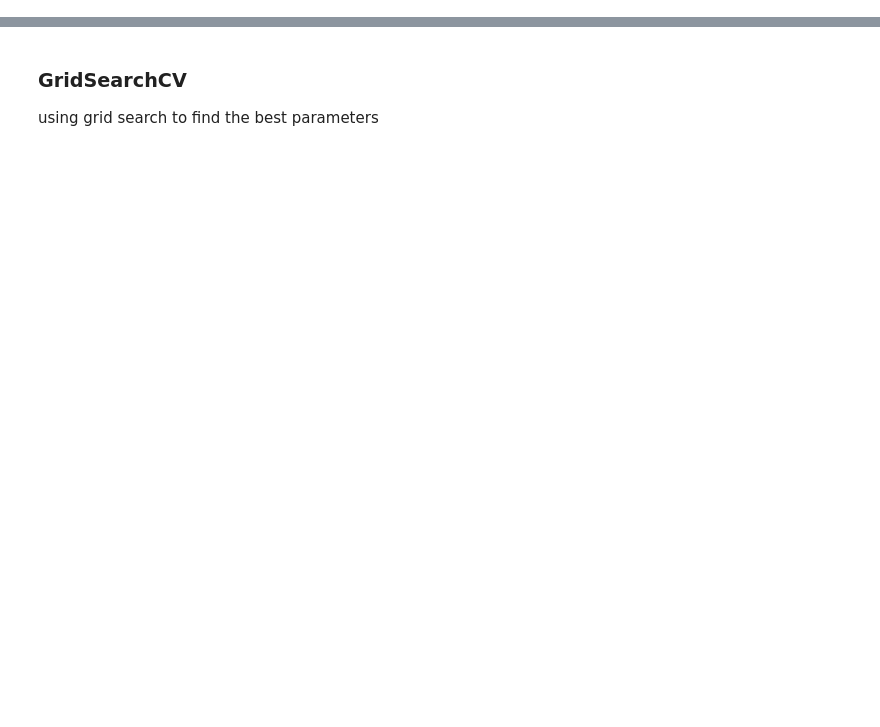
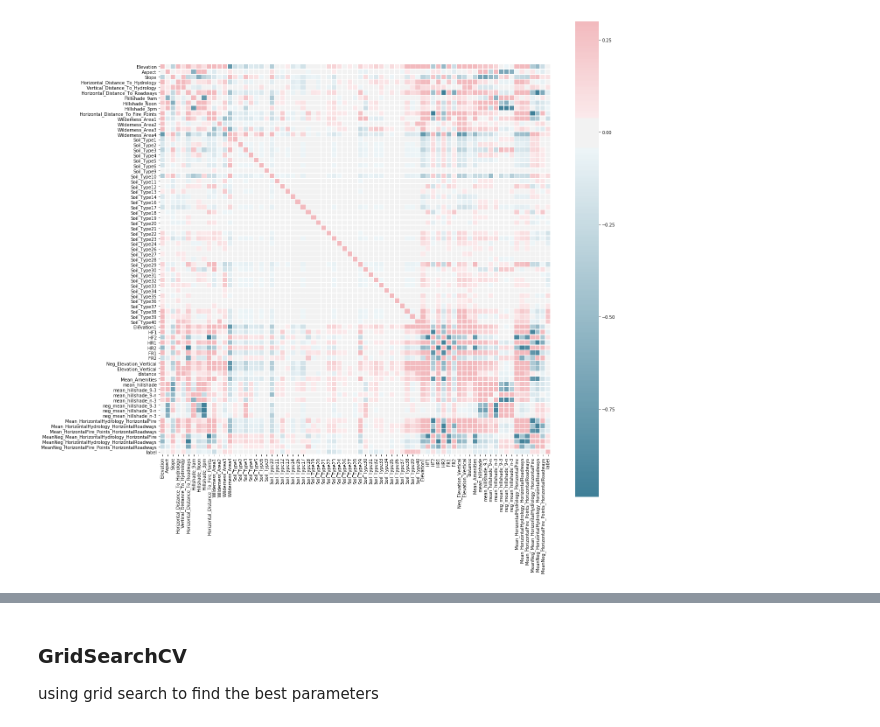
Before and after one commit to markson14/Kaggle, a Jupyter notebook: ForestType/Test.ipynb, the cells around one changed output, grey strips where cells are left out. Cells and saved outputs as stored; diff of their text form; code cells hidden in the pictures; blank space fills up the shorter version.

```diff
--- a/ForestType/Test.ipynb
+++ b/ForestType/Test.ipynb
@@ -62,7 +62,7 @@ test_df = test_df.drop('Soil_Type8',axis=1)
 # test_df = test_df.drop('Slope',axis=1)
 # test_df = test_df.drop('Aspect',axis=1)
 
-
+x_train['Elevation1'] = x_train['Elevation']
 x_train['HF1'] = x_train['Horizontal_Distance_To_Hydrology']+x_train['Horizontal_Distance_To_Fire_Points']
 x_train['HF2'] = x_train['Horizontal_Distance_To_Hydrology']-x_train['Horizontal_Distance_To_Fire_Points']
 x_train['HR1'] = x_train['Horizontal_Distance_To_Hydrology']+x_train['Horizontal_Distance_To_Roadways']
@@ -77,7 +77,17 @@ x_train['distance'] = np.sqrt(np.array(x_train['Horizontal_Distance_To_Hydrology
 x_train['Mean_Amenities']=(x_train['Horizontal_Distance_To_Fire_Points'] + x_train['Horizontal_Distance_To_Hydrology'] + x_train['Horizontal_Distance_To_Roadways']) / 3
 #Mean Distance to Fire and Water
 x_train['mean_hillshade'] = (x_train['Hillshade_9am']  + x_train['Hillshade_Noon']  + x_train['Hillshade_3pm'] ) / 3
-x_train["Vertical_Distance_To_Hydrology"] = abs(x_train['Vertical_Distance_To_Hydrology'])
+## hillshade xxx
+x_train['mean_hillshade_9-3'] = (x_train['Hillshade_9am']  + x_train['Hillshade_3pm'] ) / 2
+x_train['mean_hillshade_9-n'] = (x_train['Hillshade_9am']  + x_train['Hillshade_Noon'] ) / 2
+x_train['mean_hillshade_n-3'] = (x_train['Hillshade_Noon']  + x_train['Hillshade_3pm'] ) / 2
+x_train['neg_mean_hillshade_9-3'] = (x_train['Hillshade_9am']  - x_train['Hillshade_3pm'] ) / 2
+x_train['neg_mean_hillshade_9-n'] = (x_train['Hillshade_9am']  - x_train['Hillshade_Noon'] ) / 2
+x_train['neg_mean_hillshade_n-3'] = (x_train['Hillshade_Noon']  - x_train['Hillshade_3pm'] ) / 2
+
+
+
+# x_train["Vertical_Distance_To_Hydrology"] = abs(x_train['Vertical_Distance_To_Hydrology'])
 
 x_train['Mean_HorizontalHydrology_HorizontalFire'] = (x_train['Horizontal_Distance_To_Hydrology']+x_train['Horizontal_Distance_To_Fire_Points'])/2
 x_train['Mean_HorizontalHydrology_HorizontalRoadways'] = (x_train['Horizontal_Distance_To_Hydrology']+x_train['Horizontal_Distance_To_Roadways'])/2
@@ -104,7 +114,16 @@ test_df['distance'] = np.sqrt(np.array(test_df['Horizontal_Distance_To_Hydrology
 test_df['Mean_Amenities']=(test_df['Horizontal_Distance_To_Fire_Points'] + test_df['Horizontal_Distance_To_Hydrology'] + test_df['Horizontal_Distance_To_Roadways']) / 3
 #Mean Distance to Fire and Water
 test_df['mean_hillshade'] = (test_df['Hillshade_9am']  + test_df['Hillshade_Noon']  + test_df['Hillshade_3pm'] ) / 3
-test_df["Vertical_Distance_To_Hydrology"] = abs(test_df['Vertical_Distance_To_Hydrology'])
+test_df['mean_hillshade_9-3'] = (test_df['Hillshade_9am']  + test_df['Hillshade_3pm'] ) / 2
+test_df['mean_hillshade_9-n'] = (test_df['Hillshade_9am']  + test_df['Hillshade_Noon'] ) / 2
+test_df['mean_hillshade_n-3'] = (test_df['Hillshade_Noon']  + test_df['Hillshade_3pm'] ) / 2
+test_df['net_mean_hillshade_9-3'] = (test_df['Hillshade_9am']  - test_df['Hillshade_3pm'] ) / 2
+test_df['net_mean_hillshade_9-n'] = (test_df['Hillshade_9am']  - test_df['Hillshade_Noon'] ) / 2
+test_df['net_mean_hillshade_n-3'] = (test_df['Hillshade_Noon']  - test_df['Hillshade_3pm'] ) / 2
+
+
+
+# test_df["Vertical_Distance_To_Hydrology"] = abs(test_df['Vertical_Distance_To_Hydrology'])
 test_df['Mean_HorizontalHydrology_HorizontalFire'] = (test_df['Horizontal_Distance_To_Hydrology']+test_df['Horizontal_Distance_To_Fire_Points'])/2
 test_df['Mean_HorizontalHydrology_HorizontalRoadways'] = (test_df['Horizontal_Distance_To_Hydrology']+test_df['Horizontal_Distance_To_Roadways'])/2
 test_df['Mean_HorizontalFire_Points_HorizontalRoadways'] = (test_df['Horizontal_Distance_To_Fire_Points']+test_df['Horizontal_Distance_To_Roadways'])/2
@@ -113,3 +132,17 @@ test_df['MeanNeg_Mean_HorizontalHydrology_HorizontalFire'] = (test_df['Horizonta
 test_df['MeanNeg_HorizontalHydrology_HorizontalRoadways'] = (test_df['Horizontal_Distance_To_Hydrology']-test_df['Horizontal_Distance_To_Roadways'])/2
 test_df['MeanNeg_HorizontalFire_Points_HorizontalRoadways'] = (test_df['Horizontal_Distance_To_Fire_Points']-test_df['Horizontal_Distance_To_Roadways'])/2
 # test_df['angle'] = test_df['Slope'] * test_df['Elevation']
+# %%
+# corr plot## corr
+x_train['label'] = y_train
+%matplotlib inline
+import seaborn as sns
+import matplotlib.pyplot as plt
+corr = x_train.corr()
+f, ax = plt.subplots(figsize=(20, 20))
+cmap = sns.diverging_palette(225, 10, as_cmap=True)
+sns.heatmap(corr, cmap=cmap, vmax=.3, center=0,
+            square=True, linewidths=.5)
+plt.show()
+# %% [output]
+[figure, added]
```
Also changed, not shown: parts of 7 cells of this notebook.
